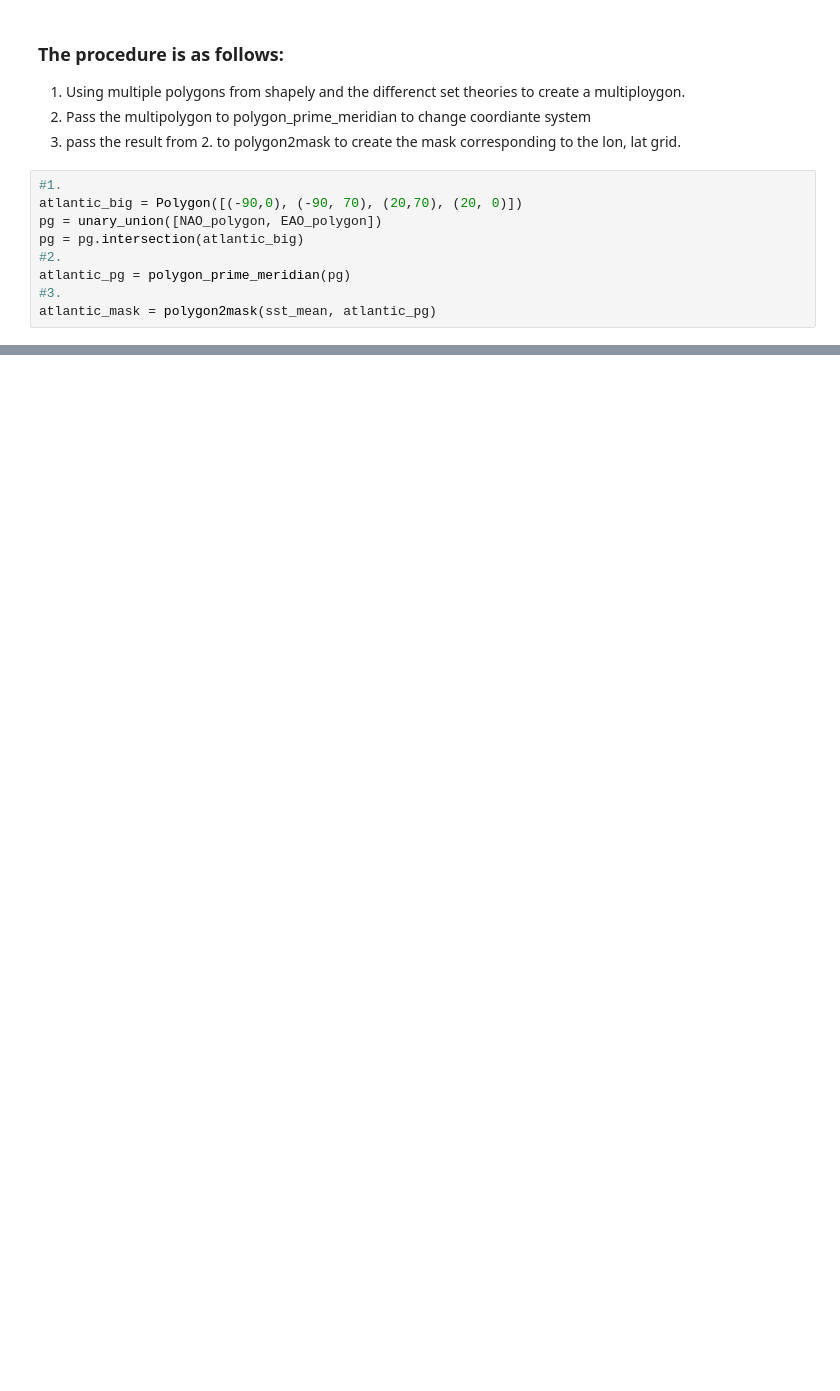
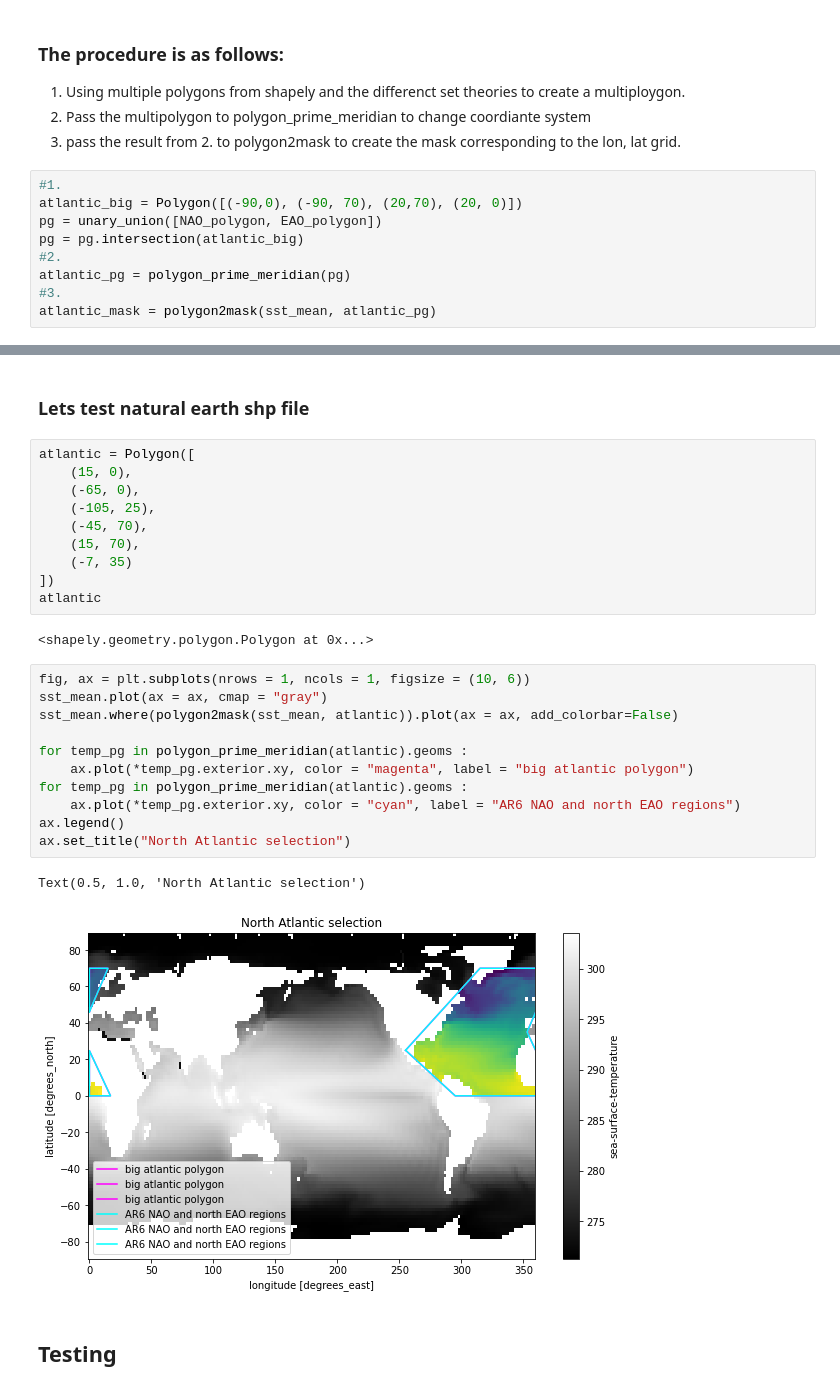
Before and after one commit to MarcoLandtHayen/climate_index_collection, a Jupyter notebook: notebooks/2022-08-25_shapely_masking_PoC.ipynb, the cells around one changed output, grey strips where cells are left out. Saved outputs shown, nothing was run; the diff lists cells and outputs as text; blank space fills up the shorter version.

```diff
--- a/notebooks/2022-08-25_shapely_masking_PoC.ipynb
+++ b/notebooks/2022-08-25_shapely_masking_PoC.ipynb
@@ -312,0 +258,30 @@ for temp_pg in polygon_prime_meridian(weird_polygon).geoms :
+# %% [markdown]
+### Lets test natural earth shp file
+# %%
+atlantic = Polygon([
+    (15, 0),
+    (-65, 0),
+    (-105, 25),
+    (-45, 70),
+    (15, 70),
+    (-7, 35)
+])
+atlantic
+# %% [output]
+<shapely.geometry.polygon.Polygon at 0x...>
+# %%
+fig, ax = plt.subplots(nrows = 1, ncols = 1, figsize = (10, 6))
+sst_mean.plot(ax = ax, cmap = "gray")
+sst_mean.where(polygon2mask(sst_mean, atlantic)).plot(ax = ax, add_colorbar=False)
+
+for temp_pg in polygon_prime_meridian(atlantic).geoms :
+    ax.plot(*temp_pg.exterior.xy, color = "magenta", label = "big atlantic polygon")
+for temp_pg in polygon_prime_meridian(atlantic).geoms :
+    ax.plot(*temp_pg.exterior.xy, color = "cyan", label = "AR6 NAO and north EAO regions")
+ax.legend()
+ax.set_title("North Atlantic selection")
+# %% [output]
+Text(0.5, 1.0, 'North Atlantic selection')
+[figure, added]
+# %% [markdown]
+## Testing
```
Also changed, not shown: parts of 9 cells of this notebook, 2 other files.
